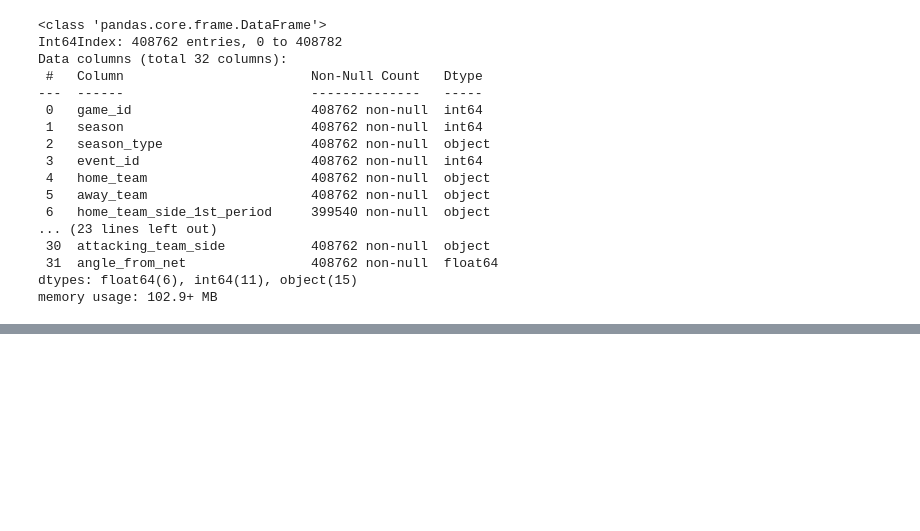
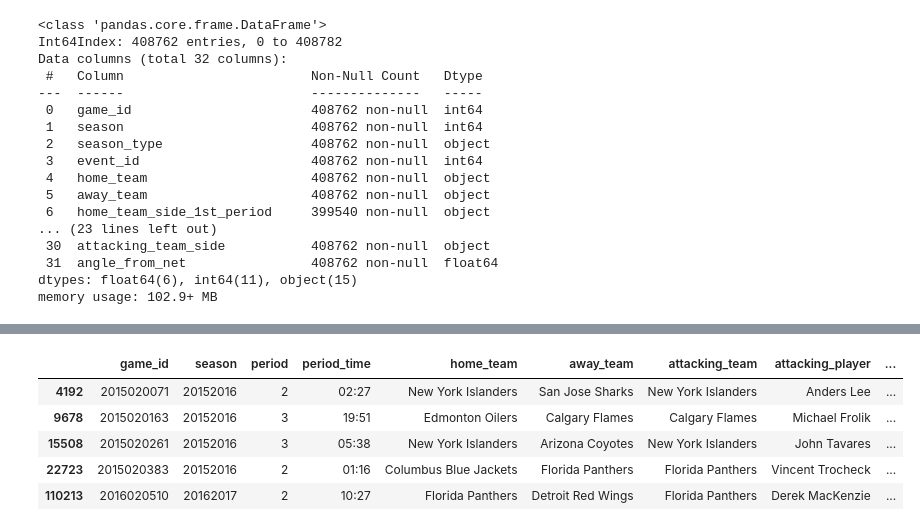
Before and after one commit to KrishnaManeeshaDendukuri/ift6758, a Jupyter notebook: ift6758-project-template-main/notebooks/Question_2_M2.ipynb, the cells around one changed output, grey strips where cells are left out. Cells and saved outputs as stored; diff of their text form; code cells hidden in the pictures; blank space fills up the shorter version.

```diff
--- a/ift6758-project-template-main/notebooks/Question_2_M2.ipynb
+++ b/ift6758-project-template-main/notebooks/Question_2_M2.ipynb
@@ -297,0 +286,11 @@ df_goals_anomaly
+# %%
+df_train_goals = df_train[df_train['goal_ind']==1]
+df_goals_anomaly = df_train_goals[(df_train_goals['x_coordinates'].abs()>89)&(df_train_goals['distance_from_net']>=150)&(df_train_goals['empty_net']==0)]
+df_goals_anomaly[['game_id','season','period','period_time','home_team','away_team','attacking_team','attacking_player','x_coordinates','y_coordinates','empty_net']]
+# %% [output]
+|  | game_id | season | period | period_time | home_team | away_team | attacking_team | attacking_player | ... |
+| 4192 | 2015020071 | 20152016 | 2 | 02:27 | New York Islanders | San Jose Sharks | New York Islanders | Anders Lee | ... |
+| 9678 | 2015020163 | 20152016 | 3 | 19:51 | Edmonton Oilers | Calgary Flames | Calgary Flames | Michael Frolik | ... |
+| 15508 | 2015020261 | 20152016 | 3 | 05:38 | New York Islanders | Arizona Coyotes | New York Islanders | John Tavares | ... |
+| 22723 | 2015020383 | 20152016 | 2 | 01:16 | Columbus Blue Jackets | Florida Panthers | Florida Panthers | Vincent Trocheck | ... |
+| 110213 | 2016020510 | 20162017 | 2 | 10:27 | Florida Panthers | Detroit Red Wings | Florida Panthers | Derek MacKenzie | ... |
```
Also changed, not shown: parts of 11 cells of this notebook, 2 other files.
